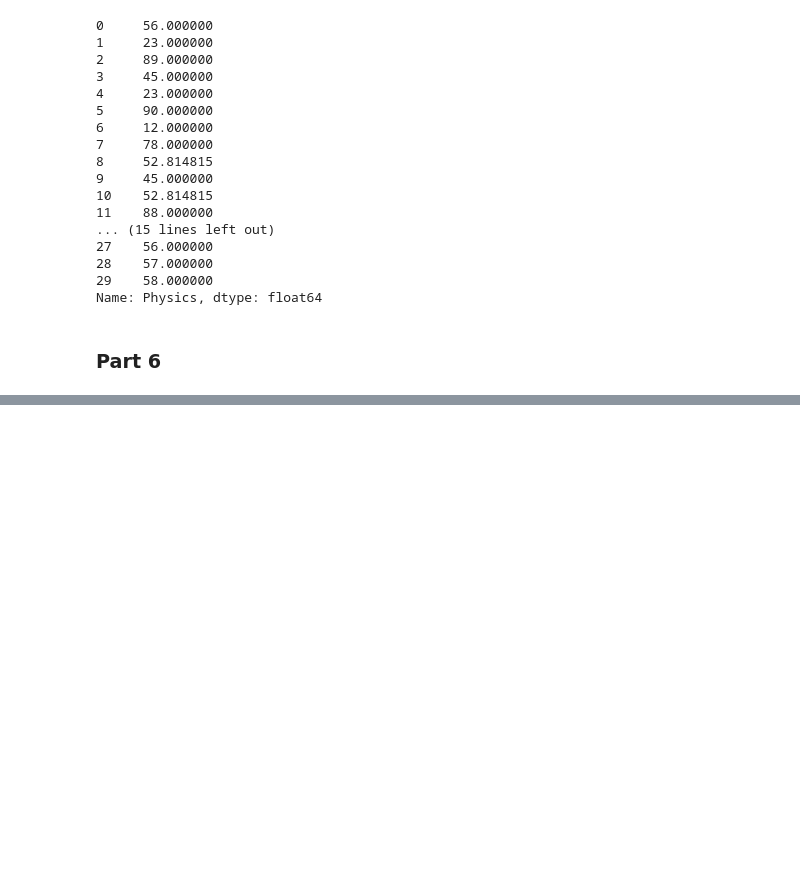
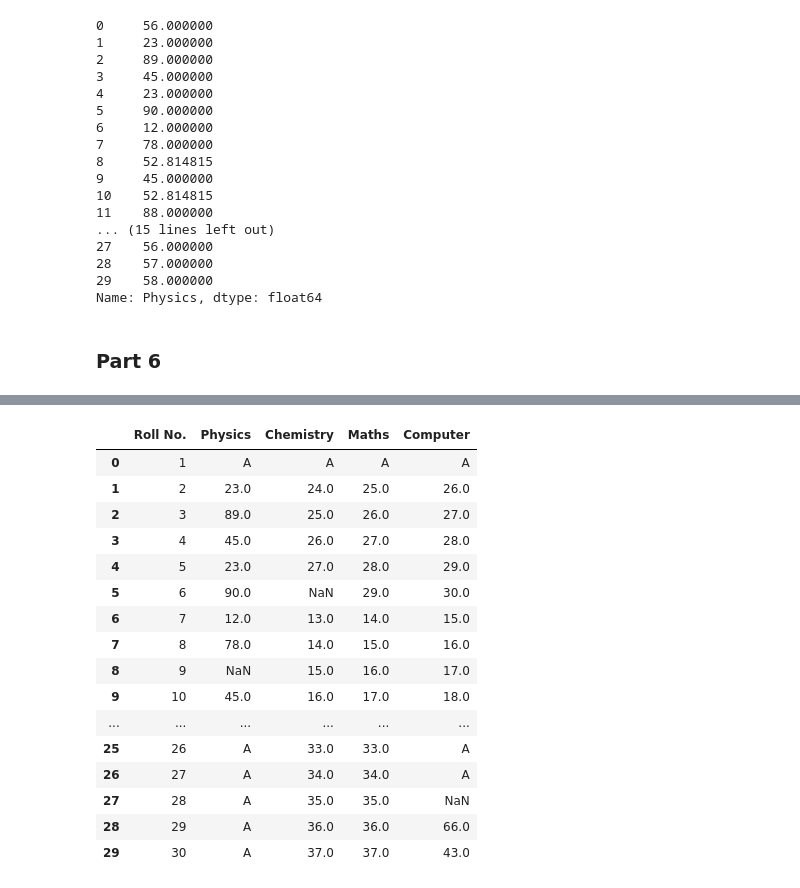
Before and after one commit to joyjeetcoding/python, a Jupyter notebook: pandaslib.ipynb, the cells around one changed output, grey strips where cells are left out. Saved outputs shown, nothing was run; the diff lists cells and outputs as text; code cells hidden in the pictures; blank space fills up the shorter version.

```diff
--- a/pandaslib.ipynb
+++ b/pandaslib.ipynb
@@ -629,0 +682,20 @@ Name: Physics, dtype: float64
+# %%
+df.replace(to_replace=[50, 51, 52, 53, 54, 55, 56, 57, 58, 59], value='A')
+# %% [output]
+|  | Roll No. | Physics | Chemistry | Maths | Computer |
+| 0 | 1 | A | A | A | A |
+| 1 | 2 | 23.0 | 24.0 | 25.0 | 26.0 |
+| 2 | 3 | 89.0 | 25.0 | 26.0 | 27.0 |
+| 3 | 4 | 45.0 | 26.0 | 27.0 | 28.0 |
+| 4 | 5 | 23.0 | 27.0 | 28.0 | 29.0 |
+| 5 | 6 | 90.0 | NaN | 29.0 | 30.0 |
+| 6 | 7 | 12.0 | 13.0 | 14.0 | 15.0 |
+| 7 | 8 | 78.0 | 14.0 | 15.0 | 16.0 |
+| 8 | 9 | NaN | 15.0 | 16.0 | 17.0 |
+| 9 | 10 | 45.0 | 16.0 | 17.0 | 18.0 |
+| ... | ... | ... | ... | ... | ... |
+| 25 | 26 | A | 33.0 | 33.0 | A |
+| 26 | 27 | A | 34.0 | 34.0 | A |
+| 27 | 28 | A | 35.0 | 35.0 | NaN |
+| 28 | 29 | A | 36.0 | 36.0 | 66.0 |
+| 29 | 30 | A | 37.0 | 37.0 | 43.0 |
```
Also changed, not shown: parts of 9 cells of this notebook.
